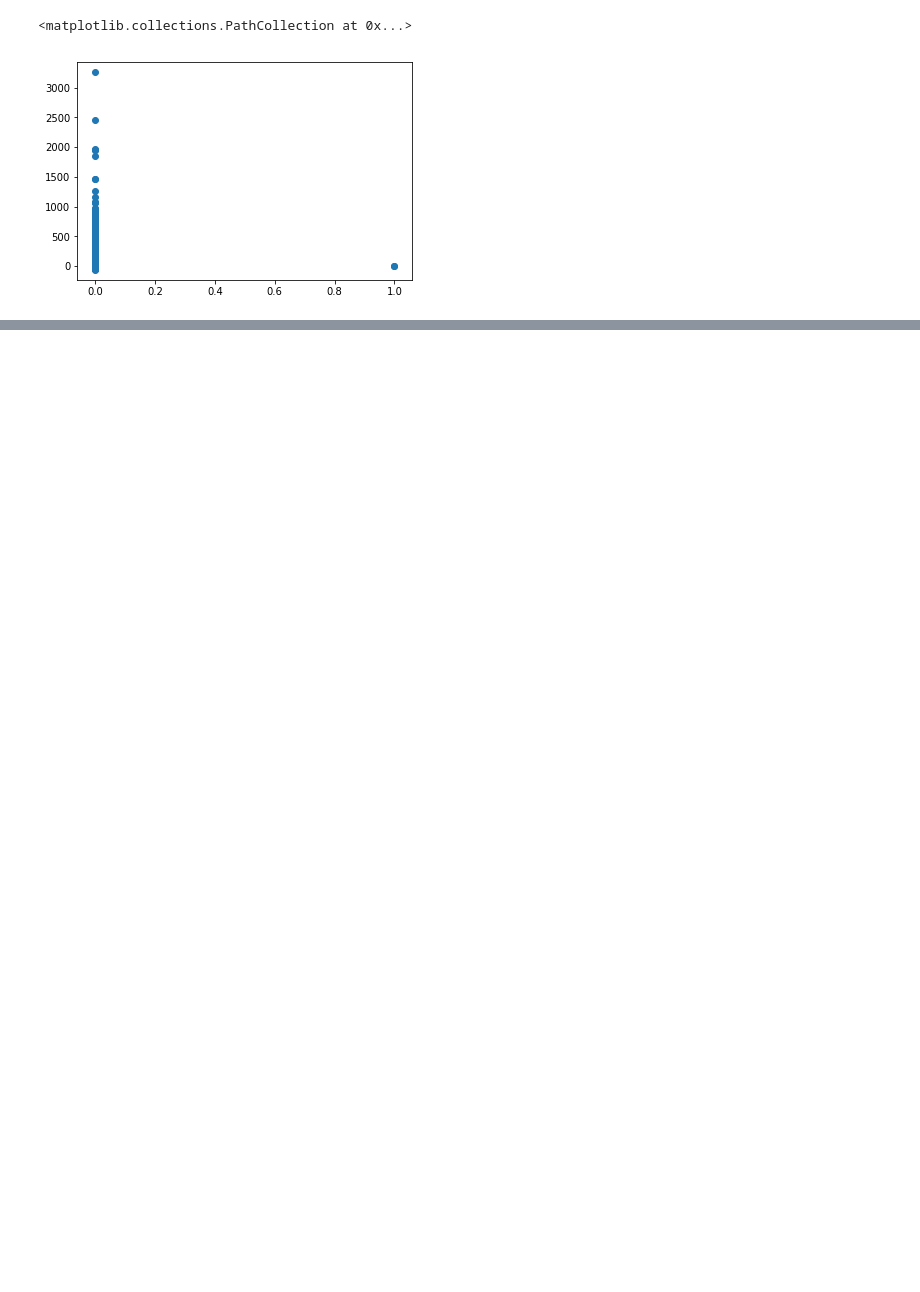
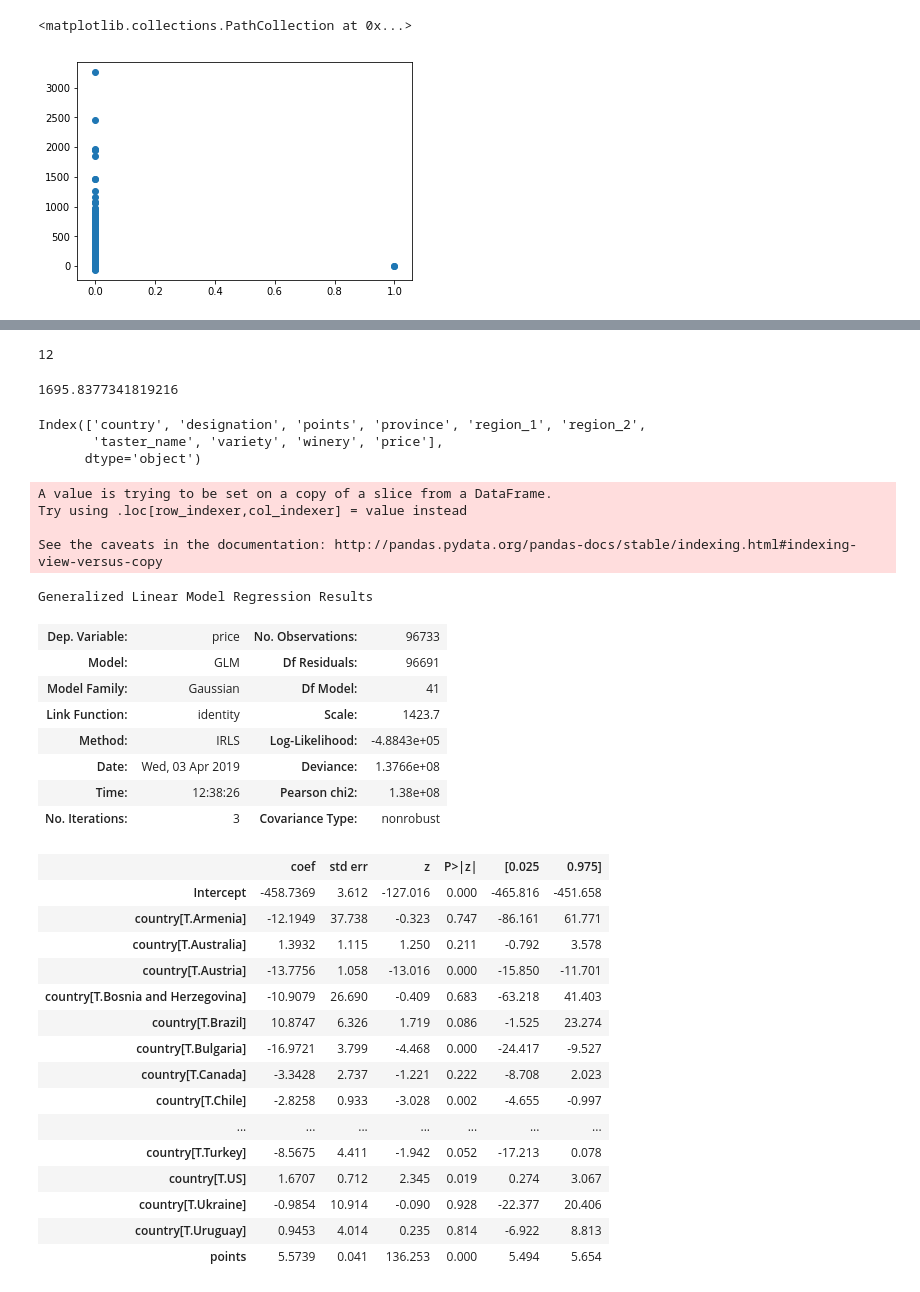
Before and after one commit to rsr2425/wine_review_analysis, a Jupyter notebook: GLM.ipynb, the cells around one changed output, grey strips where cells are left out. Saved outputs shown, nothing was run; the diff lists cells and outputs as text; code cells hidden in the pictures; blank space fills up the shorter version.

```diff
--- a/GLM.ipynb
+++ b/GLM.ipynb
@@ -83,0 +106,4 @@ plt.scatter(ols1.model.exog[:,1], ols1.resid_anscombe)
+# %%
+sum(y_pred.isna())
+# %% [output]
+12
@@ -83,0 +112,47 @@ plt.scatter(ols1.model.exog[:,1], ols1.resid_anscombe)
+# %%
+mean_squared_error(y_train, np.nan_to_num(y_train_pred))
+# %% [output]
+1695.8377341819216
+# %%
+train_df.columns
+# %% [output]
+Index(['country', 'designation', 'points', 'province', 'region_1', 'region_2',
+       'taster_name', 'variety', 'winery', 'price'],
+      dtype='object')
+# %%
+train_df = X_train
+train_df['price'] = y_train
+ols2 = smf.glm(formula="price ~ country + points", data=train_df, family=sm.families.Gaussian()).fit(full_output=True)
+# %% [output]
+A value is trying to be set on a copy of a slice from a DataFrame.
+Try using .loc[row_indexer,col_indexer] = value instead
+
+See the caveats in the documentation: http://pandas.pydata.org/pandas-docs/stable/indexing.html#indexing-view-versus-copy
+# %%
+ols2.summary()
+# %% [output]
+Generalized Linear Model Regression Results
+| Dep. Variable: | price | No. Observations: | 96733 |
+| Model: | GLM | Df Residuals: | 96691 |
+| Model Family: | Gaussian | Df Model: | 41 |
+| Link Function: | identity | Scale: | 1423.7 |
+| Method: | IRLS | Log-Likelihood: | -4.8843e+05 |
+| Date: | Wed, 03 Apr 2019 | Deviance: | 1.3766e+08 |
+| Time: | 12:38:26 | Pearson chi2: | 1.38e+08 |
+| No. Iterations: | 3 | Covariance Type: | nonrobust |
+|  | coef | std err | z | P>|z| | [0.025 | 0.975] |
+| Intercept | -458.7369 | 3.612 | -127.016 | 0.000 | -465.816 | -451.658 |
+| country[T.Armenia] | -12.1949 | 37.738 | -0.323 | 0.747 | -86.161 | 61.771 |
+| country[T.Australia] | 1.3932 | 1.115 | 1.250 | 0.211 | -0.792 | 3.578 |
+| country[T.Austria] | -13.7756 | 1.058 | -13.016 | 0.000 | -15.850 | -11.701 |
+| country[T.Bosnia and Herzegovina] | -10.9079 | 26.690 | -0.409 | 0.683 | -63.218 | 41.403 |
+| country[T.Brazil] | 10.8747 | 6.326 | 1.719 | 0.086 | -1.525 | 23.274 |
+| country[T.Bulgaria] | -16.9721 | 3.799 | -4.468 | 0.000 | -24.417 | -9.527 |
+| country[T.Canada] | -3.3428 | 2.737 | -1.221 | 0.222 | -8.708 | 2.023 |
+| country[T.Chile] | -2.8258 | 0.933 | -3.028 | 0.002 | -4.655 | -0.997 |
+| ... | ... | ... | ... | ... | ... | ... |
+| country[T.Turkey] | -8.5675 | 4.411 | -1.942 | 0.052 | -17.213 | 0.078 |
+| country[T.US] | 1.6707 | 0.712 | 2.345 | 0.019 | 0.274 | 3.067 |
+| country[T.Ukraine] | -0.9854 | 10.914 | -0.090 | 0.928 | -22.377 | 20.406 |
+| country[T.Uruguay] | 0.9453 | 4.014 | 0.235 | 0.814 | -6.922 | 8.813 |
+| points | 5.5739 | 0.041 | 136.253 | 0.000 | 5.494 | 5.654 |
```
Also changed, not shown: parts of 14 cells of this notebook.
